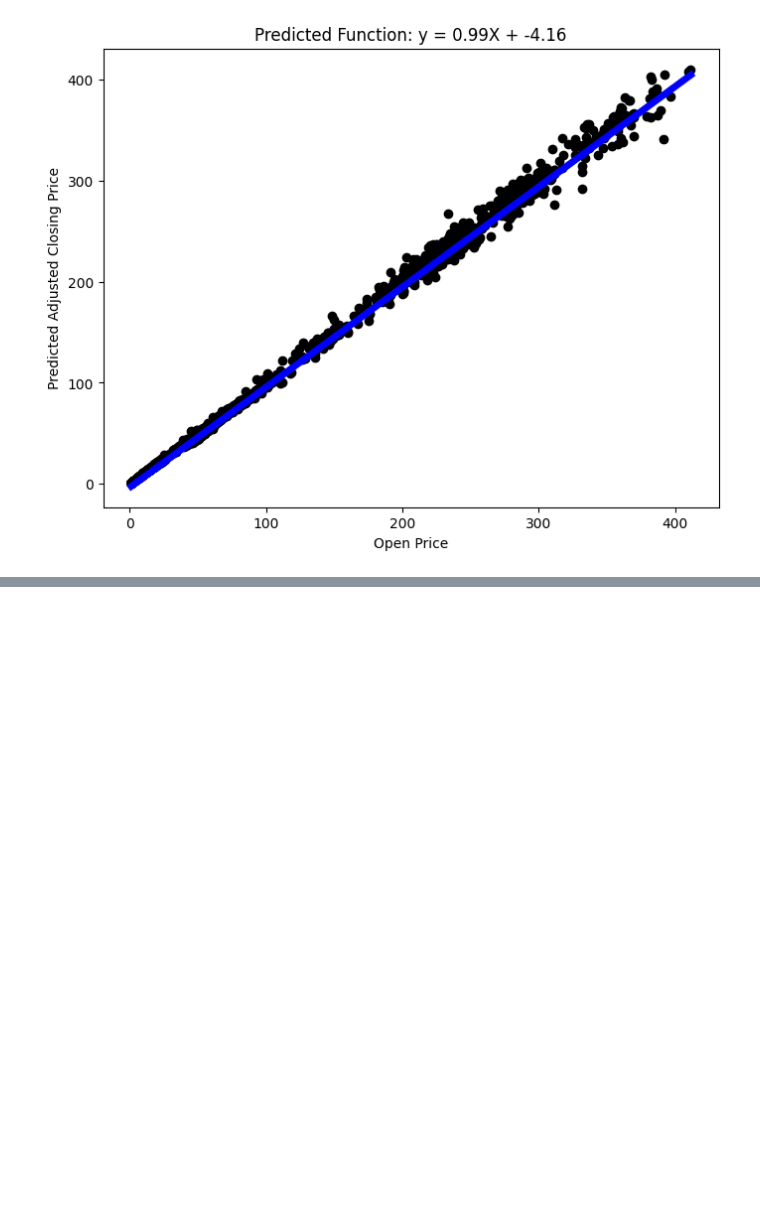
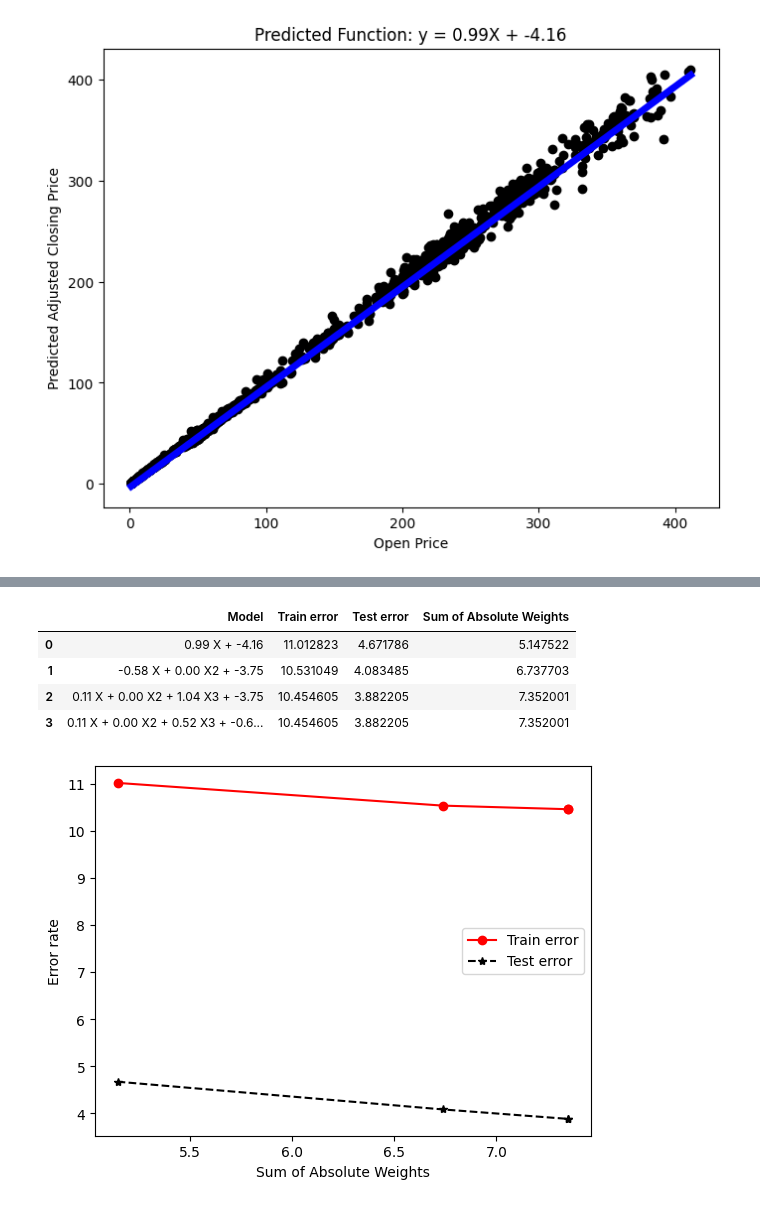
Before and after one commit to INFO-523-Exercises/hw-04-sarthakMiglani726, a Jupyter notebook: hw-04.ipynb, the cells around one changed output, grey strips where cells are left out. Cells and saved outputs as stored; diff of their text form; code cells hidden in the pictures; blank space fills up the shorter version.

```diff
--- a/hw-04.ipynb
+++ b/hw-04.ipynb
@@ -129,0 +191,54 @@ plt.show()
+# %%
+y_pred_train = regr.predict(X_train)
+y_pred_test = regr.predict(X_test)
+y_pred_train2 = regr2.predict(X_train2)
+y_pred_test2 = regr2.predict(X_test2)
+y_pred_train3 = regr3.predict(X_train3)
+y_pred_test3 = regr3.predict(X_test3)
+y_pred_train4 = regr4.predict(X_train4)
+y_pred_test4 = regr4.predict(X_test4)
+# %%
+import pandas as pd
+import matplotlib.pyplot as plt
+
+columns = ['Model', 'Train error', 'Test error', 'Sum of Absolute Weights']
+model1 = "%.2f X + %.2f" % (regr.coef_[0], regr.intercept_)
+values1 = [ model1, np.sqrt(mean_squared_error(y_train, y_pred_train)),
+           np.sqrt(mean_squared_error(y_test, y_pred_test)),
+           np.absolute(regr.coef_).sum() + np.absolute(regr.intercept_)]
+
+model2 = "%.2f X + %.2f X2 + %.2f" % (regr2.coef_[0], regr2.coef_[1], regr2.intercept_)
+values2 = [ model2, np.sqrt(mean_squared_error(y_train, y_pred_train2)),
+           np.sqrt(mean_squared_error(y_test, y_pred_test2)),
+           np.absolute(regr2.coef_).sum() + np.absolute(regr2.intercept_)]
+
+model3 = "%.2f X + %.2f X2 + %.2f X3 + %.2f" % (regr3.coef_[0], regr3.coef_[1],
+                                                regr3.coef_[2], regr3.intercept_)
+values3 = [ model3, np.sqrt(mean_squared_error(y_train, y_pred_train3)),
+           np.sqrt(mean_squared_error(y_test, y_pred_test3)),
+           np.absolute(regr3.coef_).sum() + np.absolute(regr3.intercept_)]
+
+model4 = "%.2f X + %.2f X2 + %.2f X3 + %.2f X4 + %.2f" % (regr4.coef_[0], regr4.coef_[1],
+                                        regr4.coef_[2], regr4.coef_[3], regr4.intercept_)
+values4 = [ model4, np.sqrt(mean_squared_error(y_train, y_pred_train4)),
+           np.sqrt(mean_squared_error(y_test, y_pred_test4)),
+           np.absolute(regr4.coef_).sum() + np.absolute(regr4.intercept_)]
+
+results = pd.DataFrame([values1, values2, values3, values4], columns=columns)
+
+results = pd.DataFrame([values1, values2, values3, values4], columns=columns)
+
+plt.plot(results['Sum of Absolute Weights'], results['Train error'], 'ro-')
+plt.plot(results['Sum of Absolute Weights'], results['Test error'], 'k*--')
+plt.legend(['Train error', 'Test error'])
+plt.xlabel('Sum of Absolute Weights')
+plt.ylabel('Error rate')
+
+results
+# %% [output]
+|  | Model | Train error | Test error | Sum of Absolute Weights |
+| 0 | 0.99 X + -4.16 | 11.012823 | 4.671786 | 5.147522 |
+| 1 | -0.58 X + 0.00 X2 + -3.75 | 10.531049 | 4.083485 | 6.737703 |
+| 2 | 0.11 X + 0.00 X2 + 1.04 X3 + -3.75 | 10.454605 | 3.882205 | 7.352001 |
+| 3 | 0.11 X + 0.00 X2 + 0.52 X3 + -0.6... | 10.454605 | 3.882205 | 7.352001 |
+[figure, added]
```
Also changed, not shown: parts of 11 cells of this notebook.
